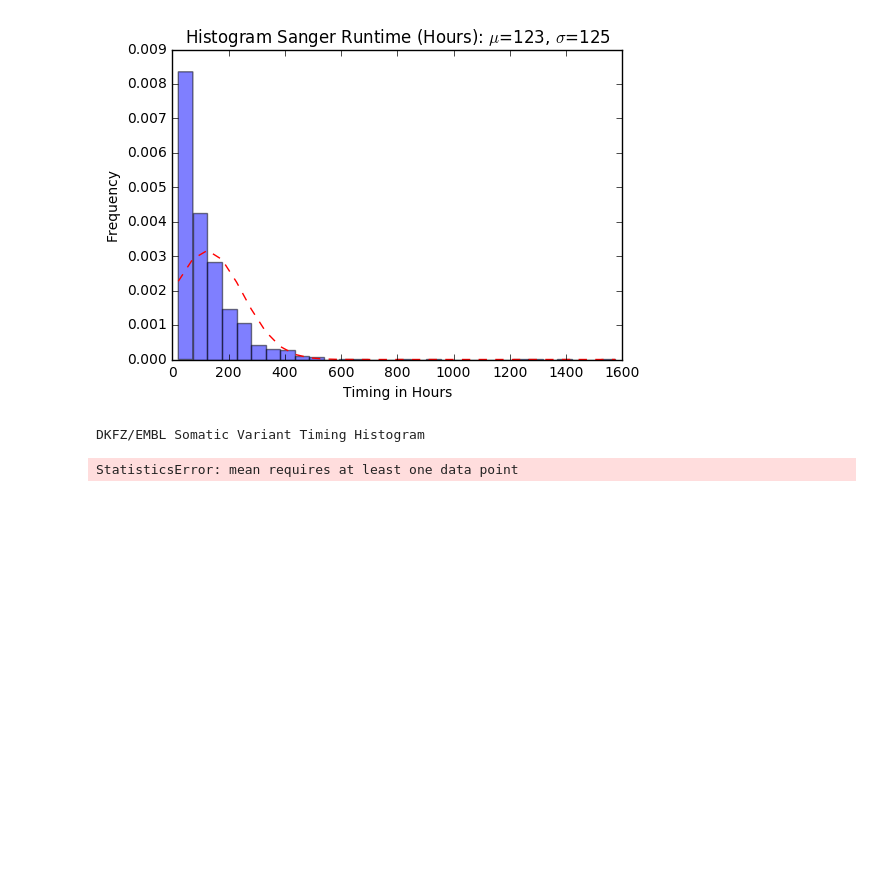
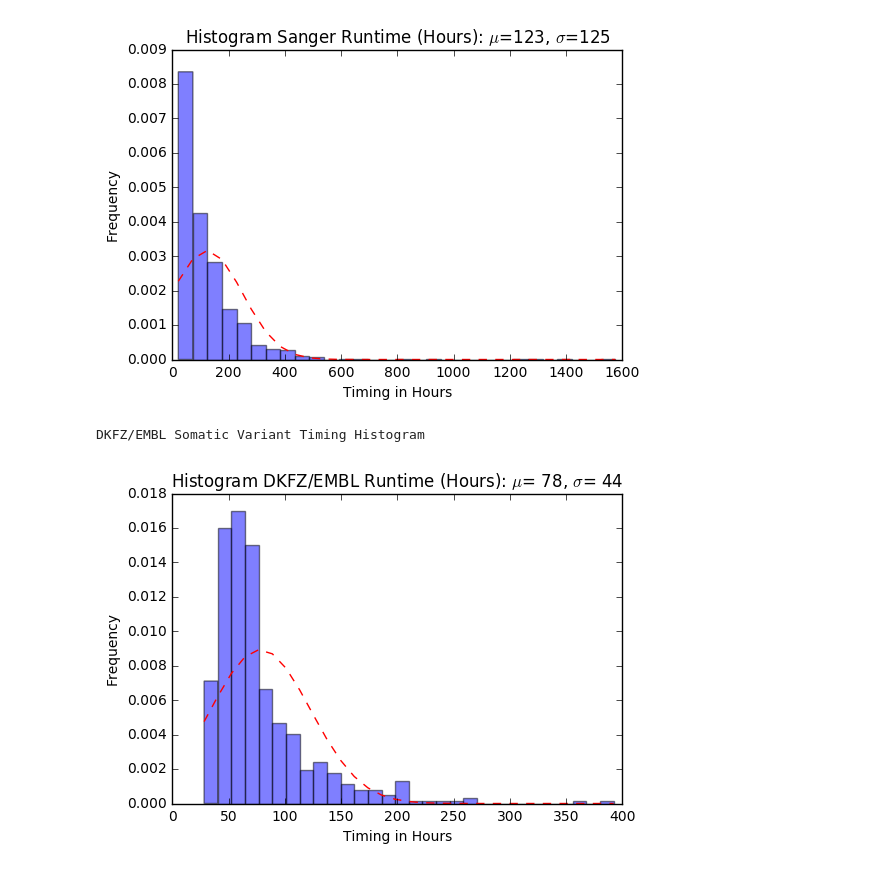
Before and after one commit to ICGC-TCGA-PanCancer/pcawg-infrastructure-paper, a Jupyter notebook: pcawg-infrastructure-paper.ipynb, the cells around one changed output. Drawn from its saved outputs; the diff is of its cells as text; code cells hidden in the pictures; blank space fills up the shorter version.

Commit message:
update to now plot broad, dkfz/embl, and sanger runtimes

```diff
--- a/pcawg-infrastructure-paper.ipynb
+++ b/pcawg-infrastructure-paper.ipynb
@@ -177,7 +177,7 @@ file_content = ""
 #request = urllib.request.Request('https://github.com/ICGC-TCGA-PanCancer/pcawg-infrastructure-paper/raw/develop/donor_p_151215020209.small.jsonl.gz')
 # large
 #request = urllib.request.Request('https://github.com/ICGC-TCGA-PanCancer/pcawg-infrastructure-paper/raw/develop/donor_p_160408020209.1.jsonl.gz')
-request = urllib.request.Request('https://github.com/ICGC-TCGA-PanCancer/pcawg-infrastructure-paper/raw/develop/donor_p_160408020209.small.jsonl.gz')
+request = urllib.request.Request('https://github.com/ICGC-TCGA-PanCancer/pcawg-infrastructure-paper/raw/develop/donor_p_160408020209.1.jsonl.gz')
 request.add_header('Accept-encoding', 'gzip')
 response = urllib.request.urlopen(request)
 buf = BytesIO( response.read())
@@ -188,39 +188,35 @@ file_content = f.read()
 timing_list = []
 
 for line in file_content.splitlines():
     json_struct = json.loads(line.decode(encoding='UTF-8'))
-    #print(json_struct)
-    #print (type(json_struct['variant_calling_results']['sanger_variant_calling']['workflow_details']['variant_timing_metrics']))
-    #print (json_struct['variant_calling_results']['sanger_variant_calling']['workflow_details']['variant_timing_metrics'].keys())
+    #print(json_struct['variant_calling_results']['dkfz_embl_variant_calling']['workflow_details']['variant_timing_metrics']['dkfz']['timing_metrics'][0]['workflow']['embl_timing_seconds'])
     try:
         timing = 0
-        embl_timing = json_struct['variant_calling_results']['dkfz_embl_variant_calling']['workflow_details']['variant_timing_metrics']['dkfz']['timing_metrics']['workflow']['embl_timing_seconds']
-        dkfz_timing = json_struct['variant_calling_results']['dkfz_embl_variant_calling']['workflow_details']['variant_timing_metrics']['dkfz']['timing_metrics']['workflow']['dkfz_timing_seconds']
+        embl_timing = json_struct['variant_calling_results']['dkfz_embl_variant_calling']['workflow_details']['variant_timing_metrics']['dkfz']['timing_metrics'][0]['workflow']['embl_timing_seconds']
+        dkfz_timing = json_struct['variant_calling_results']['dkfz_embl_variant_calling']['workflow_details']['variant_timing_metrics']['dkfz']['timing_metrics'][0]['workflow']['dkfz_timing_seconds']
         #print ("TIMING: " + str(timing))
         timing = embl_timing + dkfz_timing
         #print(bwa_normal_timing)
         timing_list.append(timing/60/60)
     except:
         pass
 print("DKFZ/EMBL Somatic Variant Timing Histogram")
-#print(bwa_normal_timing_list)
-#print(bwa_tumor_timing_list)
 
 # histogram
 mu = statistics.mean(timing_list) # mean of distribution
 sigma = statistics.stdev(timing_list) # standard deviation of distribution
 num_bins = 30
 n, bins, patches = plt.hist(timing_list, num_bins, normed=1, facecolor='blue', alpha=0.5)
 # add a 'best fit' line
 y = mlab.normpdf(bins, mu, sigma)
 plt.plot(bins, y, 'r--')
 plt.xlabel('Timing in Hours')
 plt.ylabel('Frequency')
-plt.title(r"Histogram Sanger Runtime (Hours): $\mu$=%3d, $\sigma$=%3d" % (mu, sigma))
+plt.title(r"Histogram DKFZ/EMBL Runtime (Hours): $\mu$=%3d, $\sigma$=%3d" % (mu, sigma))
 
 # Tweak spacing to prevent clipping of ylabel
 plt.subplots_adjust(left=0.15)
 plt.show()
 # %% [output]
 DKFZ/EMBL Somatic Variant Timing Histogram
-StatisticsError: mean requires at least one data point
+[figure, added]
```
Also changed, not shown: parts of 1 cell of this notebook.
